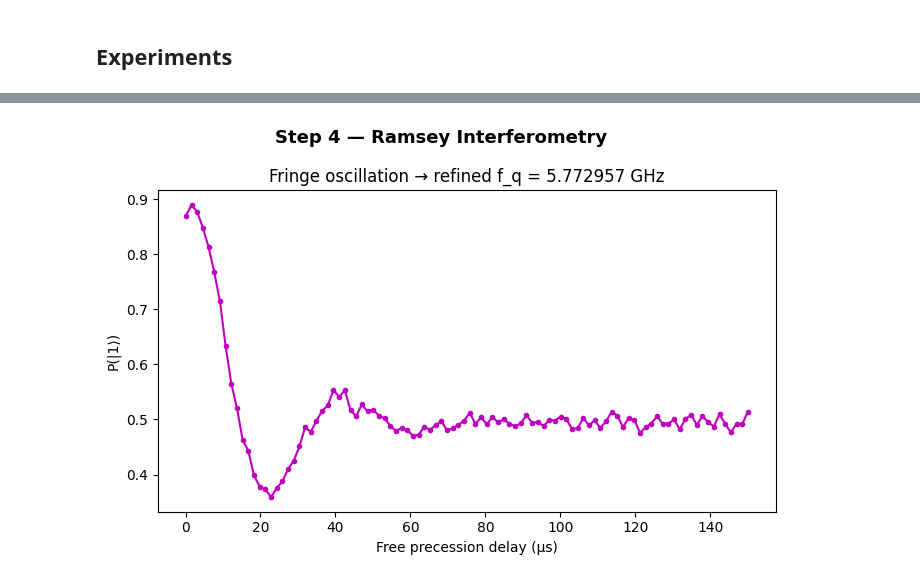
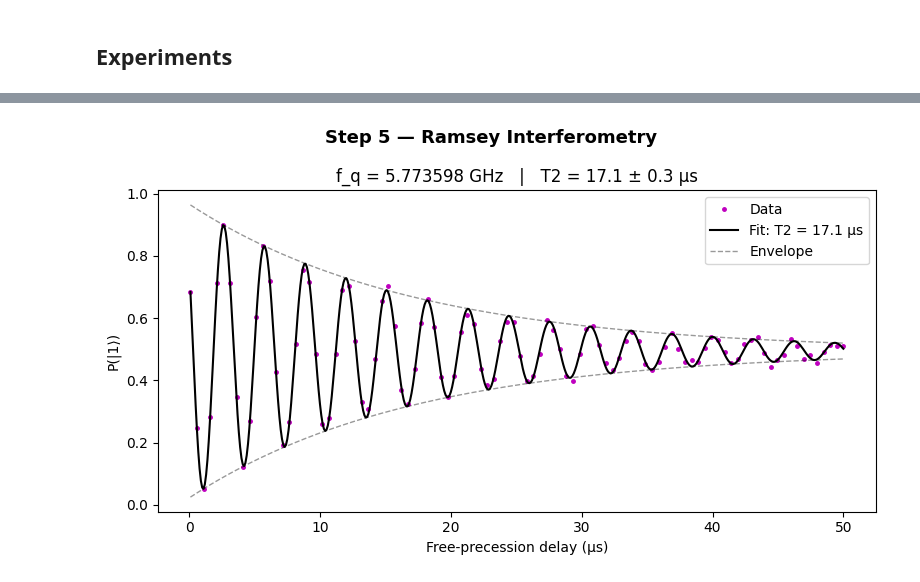
Before and after one commit to bhumikatanikonda/ZturingMachine, a Jupyter notebook: preparatory tasks.ipynb, the cells around one changed output, grey strips where cells are left out. Saved outputs shown, nothing was run; the diff lists cells and outputs as text; code cells hidden in the pictures.

Commit message:
ramsey with lorentzian

```diff
--- a/preparatory tasks.ipynb
+++ b/preparatory tasks.ipynb
@@ -486,7 +544,7 @@ print("\n[STEP 1] Qubit Spectroscopy")
 freqs, P1_spec, f_q, f_err= qubit_spectroscopy(
     virtual_qubit, session, device_setup, q0_loneq,
     freq_start=5.7e9, freq_stop=5.8e9, n_points=101,
-    shots=2000, pulse_length=2e-6, fit_type= "voigt"
+    shots=2000, pulse_length=2e-6, fit_type= "lorentzian"
 )
 print(f"  → Transition frequency: f_q = {f_q/1e9:.7f} GHz")
 print(f"  → error in Transition frequency: f_err = {f_err/1e9:.7f} GHz")
@@ -626,32 +684,56 @@ plt.show()
 # %%
 # --------------------------------------------------------
-# STEP 5: Ramsey Interferometry
+# STEP 5: Ramsey Interferometry + T2 extraction
 # --------------------------------------------------------
 print("\n[STEP 5] Ramsey Interferometry")
 
-evolve_times, P1, f_measured, f_q_precise = ramsey(
+evolve_times, P1, f_measured_simple, f_q_simple = ramsey(
     virtual_qubit, session, device_setup, q0_loneq,
-    drive_freq = f_q,
-    amp_pi2=amp_pi2,
-    detuning = 1e6,
-    evolve_start = 0.1e-6,
-    evolve_stop = 150e-6,
-    n_points = 100,
-    shots = 2000,
-    pulse_length = 100e-9
+    drive_freq    = f_q,
+    amp_pi2       = amp_pi2,
+    detuning      = 1e6,
+    evolve_start  = 0.1e-6,
+    evolve_stop   = 50e-6,
+    n_points      = 100,
+    shots         = 2000,
+    pulse_length  = 100e-9,
 )
-print(f"  → Ramsey frequency oscillation: {f_measured/1e6:.3f} MHz")
-print(f"  → Refined f_q = {f_q_precise/1e9:.6f} GHz")
 
-#plots
-fig, ax = plt.subplots(figsize=(7, 4.5))
-fig.suptitle("Step 4 — Ramsey Interferometry", fontsize=13, fontweight="bold")
-ax.plot(evolve_times * 1e6, P1, "m.-")
-ax.set_xlabel("Free precession delay (µs)")
+# --- fit decaying sinusoid ---
+detuning       = 1e6
+f_fringe, T2, T2_err, popt, pcov = fit_ramsey(evolve_times, P1)
+f_q_precise    = f_q + (f_fringe - detuning)
+
+print(f"  → Fringe frequency       : {f_fringe / 1e6:.4f} MHz")
+print(f"  → Refined f_q (Ramsey)   : {f_q_precise / 1e9:.6f} GHz")
+print(f"  → T2 (dephasing time)    : {T2 * 1e6:.2f} ± {T2_err * 1e6:.2f} µs")
+
+# --- plot ---
+fig, ax = plt.subplots(figsize=(8, 4.5))
+fig.suptitle("Step 5 — Ramsey Interferometry", fontsize=13, fontweight="bold")
+
+ax.plot(evolve_times * 1e6, P1, "m.", ms=5, label="Data")
+
+t_fine = np.linspace(evolve_times[0], evolve_times[-1], 500)
+ax.plot(t_fine * 1e6, ramsey_decay(t_fine, *popt),
+        "k-", lw=1.5, label=f"Fit: T2 = {T2*1e6:.1f} µs")
+
+# envelope
+A, T2_fit, *_ = popt
+ax.plot(t_fine * 1e6,  popt[4] + A * np.exp(-t_fine / T2_fit),
+        "k--", lw=1, alpha=0.4, label="Envelope")
+ax.plot(t_fine * 1e6,  popt[4] - A * np.exp(-t_fine / T2_fit),
+        "k--", lw=1, alpha=0.4)
+
+ax.set_xlabel("Free-precession delay (µs)")
 ax.set_ylabel("P(|1⟩)")
-ax.set_title(f"Fringe oscillation → refined f_q = {f_q_precise/1e9:.6f} GHz")
+ax.set_title(
+    f"f_q = {f_q_precise/1e9:.6f} GHz   |   "
+    f"T2 = {T2*1e6:.1f} ± {T2_err*1e6:.1f} µs"
+)
+ax.legend()
 plt.tight_layout()
-plt.savefig("step4_ramsey.png", dpi=150)
+plt.savefig("step5_ramsey.png", dpi=150)
 plt.show()
 # %% [output]
 [STEP 5] Ramsey Interferometry
@@ -672 +755 @@ plt.show()
-[figure, old version]
+[figure, new version]
```
Also changed, not shown: parts of 6 cells of this notebook.
